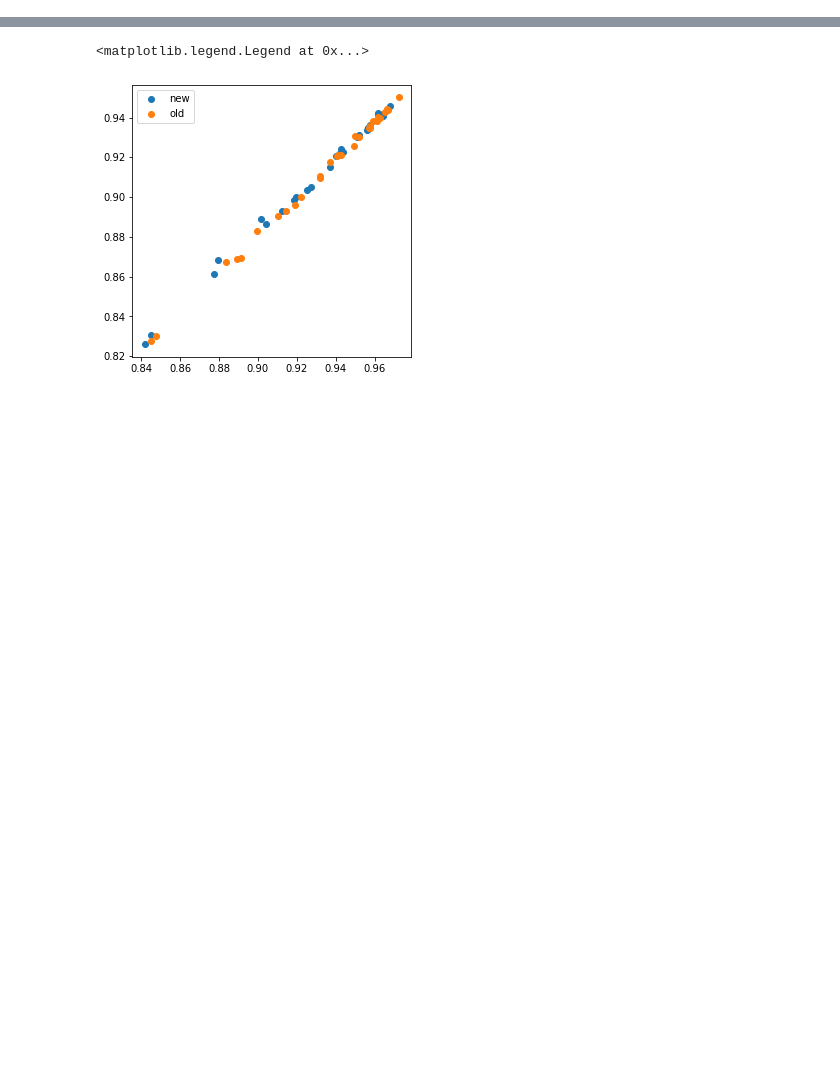
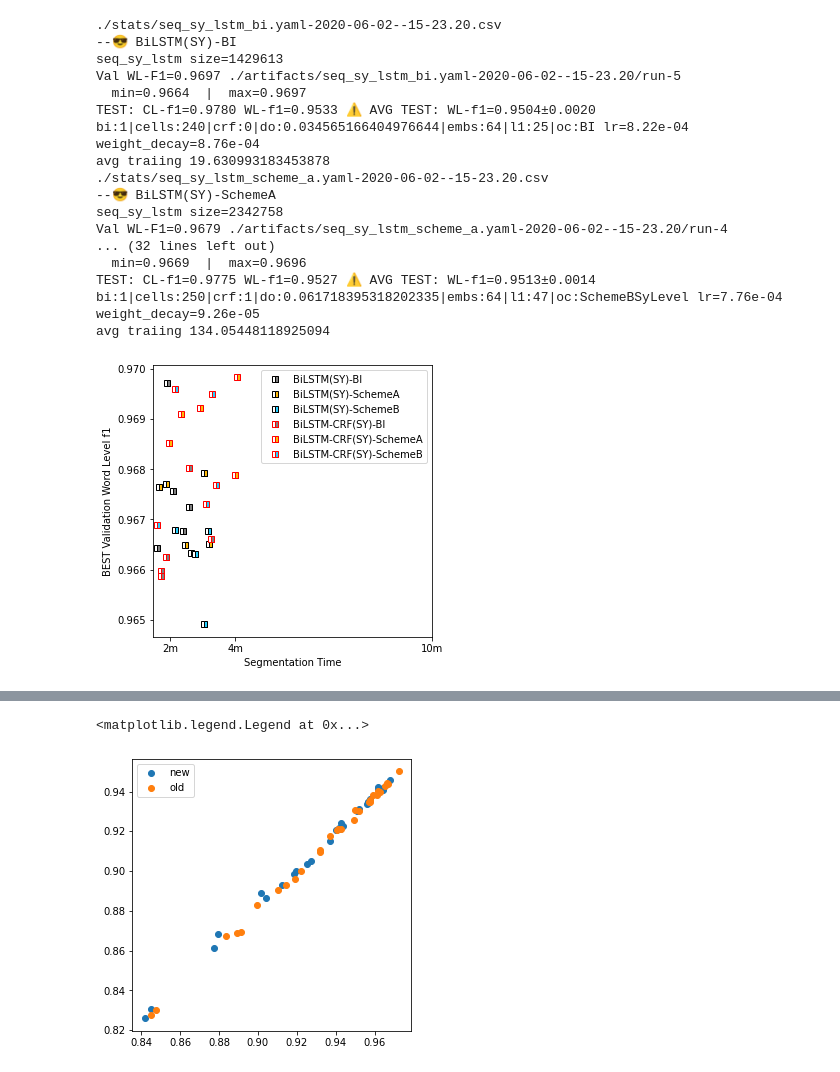
Before and after one commit to p16i/Syllable-based-Neural-Thai-Word-Segmentation, a Jupyter notebook: notebooks/viz-plot-hyperopt-results.ipynb, the cells around one changed output, grey strips where cells are left out. Drawn from its saved outputs; the diff is of its cells as text; code cells hidden in the pictures; blank space fills up the shorter version.

```diff
--- a/notebooks/viz-plot-hyperopt-results.ipynb
+++ b/notebooks/viz-plot-hyperopt-results.ipynb
@@ -127,0 +105,28 @@ avg traiing 103.6668461139997
+# %%
+plot_hyperopt([
+    "BiLSTM(SY)-BI",
+    "BiLSTM(SY)-SchemeA",
+    "BiLSTM(SY)-SchemeB",
+    "BiLSTM-CRF(SY)-BI",
+    "BiLSTM-CRF(SY)-SchemeA",
+    "BiLSTM-CRF(SY)-SchemeB",
+], n=5)
+# %% [output]
+./stats/seq_sy_lstm_bi.yaml-2020-06-02--15-23.20.csv
+--😎 BiLSTM(SY)-BI
+seq_sy_lstm size=1429613
+Val WL-F1=0.9697 ./artifacts/seq_sy_lstm_bi.yaml-2020-06-02--15-23.20/run-5
+  min=0.9664  |  max=0.9697
+TEST: CL-f1=0.9780 WL-f1=0.9533 ⚠️ AVG TEST: WL-f1=0.9504±0.0020
+bi:1|cells:240|crf:0|do:0.034565166404976644|embs:64|l1:25|oc:BI lr=8.22e-04 weight_decay=8.76e-04
+avg traiing 19.630993183453878
+./stats/seq_sy_lstm_scheme_a.yaml-2020-06-02--15-23.20.csv
+--😎 BiLSTM(SY)-SchemeA
+seq_sy_lstm size=2342758
+Val WL-F1=0.9679 ./artifacts/seq_sy_lstm_scheme_a.yaml-2020-06-02--15-23.20/run-4
+... (32 lines left out)
+  min=0.9669  |  max=0.9696
+TEST: CL-f1=0.9775 WL-f1=0.9527 ⚠️ AVG TEST: WL-f1=0.9513±0.0014
+bi:1|cells:250|crf:1|do:0.061718395318202335|embs:64|l1:47|oc:SchemeBSyLevel lr=7.76e-04 weight_decay=9.26e-05
+avg traiing 134.05448118925094
+[figure, added]
```
Also changed, not shown: parts of 14 cells of this notebook, 4 other files.
